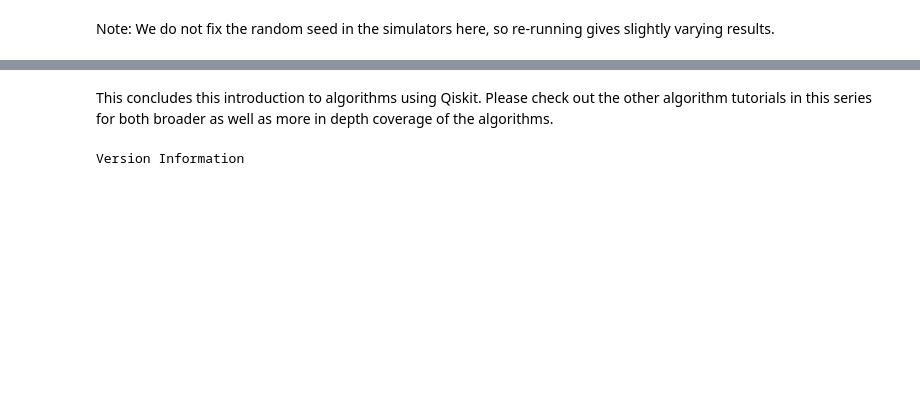
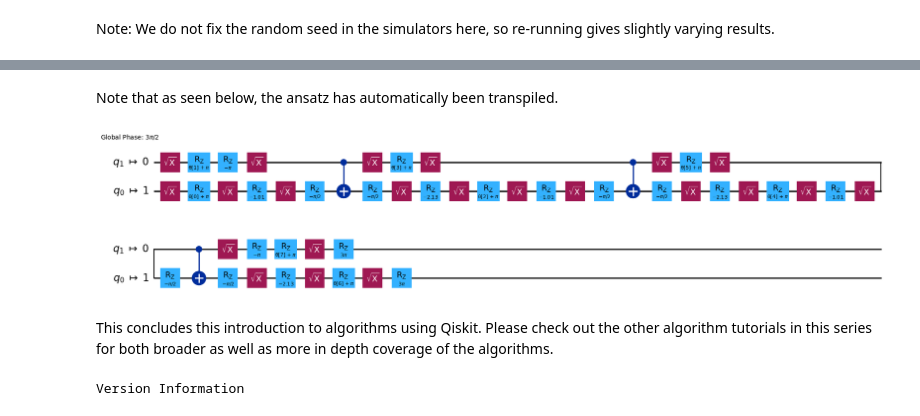
Before and after one commit to qiskit-community/qiskit-algorithms, a Jupyter notebook: docs/tutorials/01_algorithms_introduction.ipynb, the cells around one changed output, grey strips where cells are left out. Drawn from its saved outputs; the diff is of its cells as text; code cells hidden in the pictures; blank space fills up the shorter version.

```diff
--- a/docs/tutorials/01_algorithms_introduction.ipynb
+++ b/docs/tutorials/01_algorithms_introduction.ipynb
@@ -127,0 +135,6 @@ Note: We do not fix the random seed in the simulators here, so re-running gives
+# %%
+from qiskit_aer.noise import NoiseModel
+from qiskit.providers.fake_provider import GenericBackendV2
+
+coupling_map = [(0, 1), (1, 2), (2, 3)]
+backend = GenericBackendV2(num_qubits=4, coupling_map=coupling_map, seed=54)
@@ -127,0 +143,4 @@ Note: We do not fix the random seed in the simulators here, so re-running gives
+# %%
+from qiskit.transpiler.preset_passmanagers import generate_preset_pass_manager
+
+pm = generate_preset_pass_manager(optimization_level=2, backend=backend)
@@ -127,0 +149,4 @@ Note: We do not fix the random seed in the simulators here, so re-running gives
+# %%
+def callback(**kwargs):
+    if kwargs["count"] == 0:
+        print(f"Callback function has been called!")
@@ -127,0 +155,10 @@ Note: We do not fix the random seed in the simulators here, so re-running gives
+# %%
+vqe = VQE(
+    estimator,
+    ansatz,
+    SPSA(maxiter=100),
+    transpiler=pm,
+    transpiler_options={"callback": callback}
+)
+result = vqe.compute_minimum_eigenvalue(operator=H2_op)
+print(result)
@@ -128,3 +185,9 @@ Note: We do not fix the random seed in the simulators here, so re-running gives
+# %% [markdown]
+Note that as seen below, the ansatz has automatically been transpiled.
+# %%
+vqe.ansatz.draw("mpl")
+# %% [output]
+[figure, added]
 # %% [markdown]
 This concludes this introduction to algorithms using Qiskit. Please check out the other algorithm tutorials in this series for both broader as well as more in depth coverage of the algorithms.
 # %%
```
Also changed, not shown: parts of 9 cells of this notebook, 2 other files.
